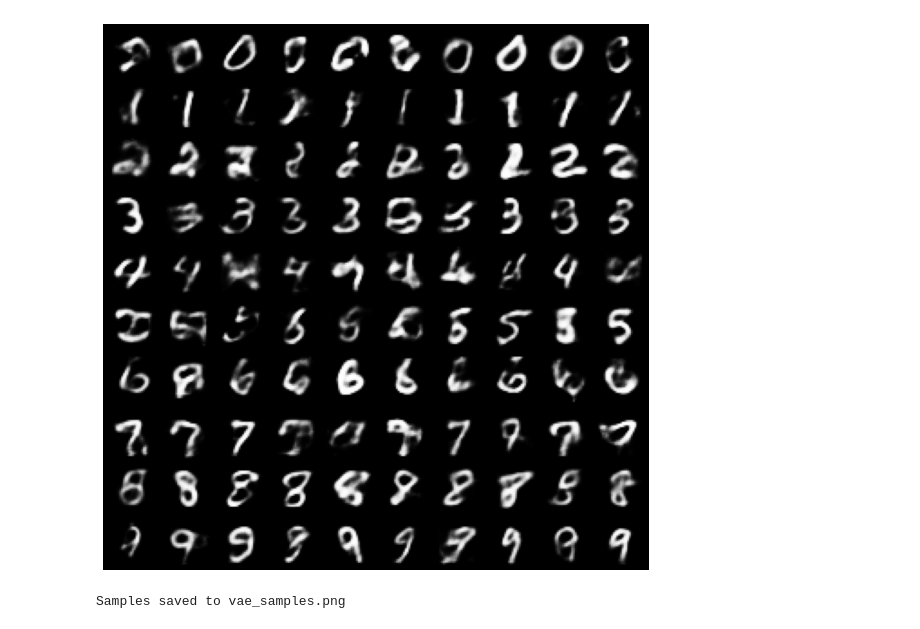
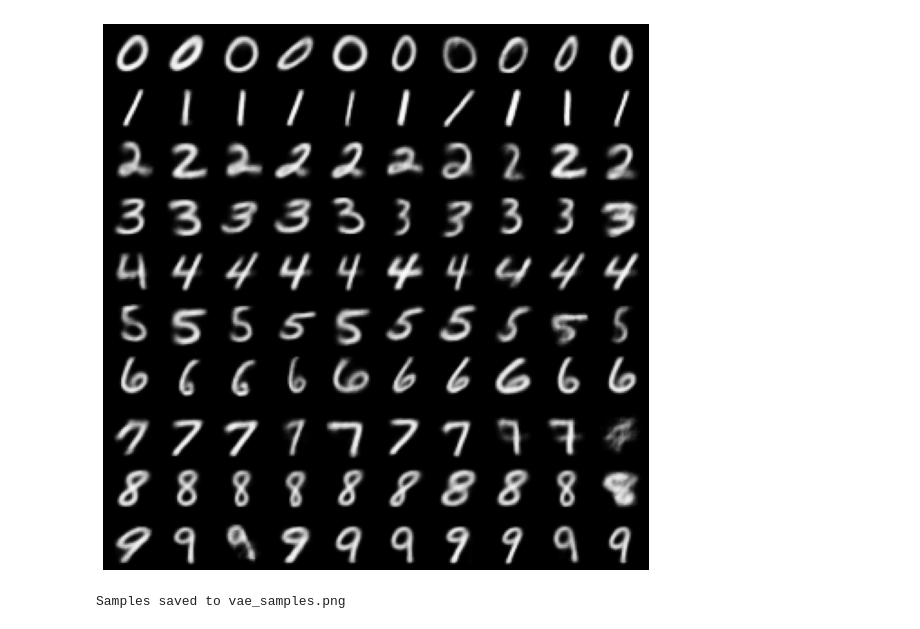
Before and after one commit to njacobs2019/CS_6956_HW3, a Jupyter notebook: mnist-vae.ipynb, the cells around one changed output. Cells and saved outputs as stored; diff of their text form; code cells hidden in the pictures.

```diff
--- a/mnist-vae.ipynb
+++ b/mnist-vae.ipynb
@@ -51,38 +155,38 @@ def save_image(tensor: Tensor, filepath: str, nrow: int = 8):  # noqa: ARG001
 # %%
-from src.models import ConditionalVAE
+from src.models import BigConditionalVAE
 
-latent = 20
+latent = 3
 
-model = ConditionalVAE(
+model = BigConditionalVAE(
     input_dim=784,
     condition_dim=10,
     hidden_dim=512,
     latent_dim=latent,
 )
 
 
 checkpoint = torch.load(
-    f"/v/raid1b/backup/hhisham/Courses/PDL/CS_6956_HW3/checkpoints/mnist_latent{latent}_hidden512.pt",
+    f"/v/raid1b/backup/hhisham/Courses/PDL/CS_6956_HW3/checkpoints/mnist_big_latent{latent}_hidden512.pt",
     map_location=torch.device("cuda"),
 )
 
 # Extract just the model state dict from the checkpoint
 model.load_state_dict(checkpoint["model_state_dict"])
 model.eval()
 
 device = torch.device("cuda" if torch.cuda.is_available() else "cpu")
 model.to(device)
 
 # call the save_samples function
 save_samples(
     model=model,
     device=device,
     filepath="vae_samples.png",
     num_samples=100,
     latent_dim=latent,
     condition_dim=10,
     use_conv=False,
 )
 # %% [output]
-[figure, old version]
+[figure, new version]
 Samples saved to vae_samples.png
```
Also changed, not shown: parts of 6 cells of this notebook.
